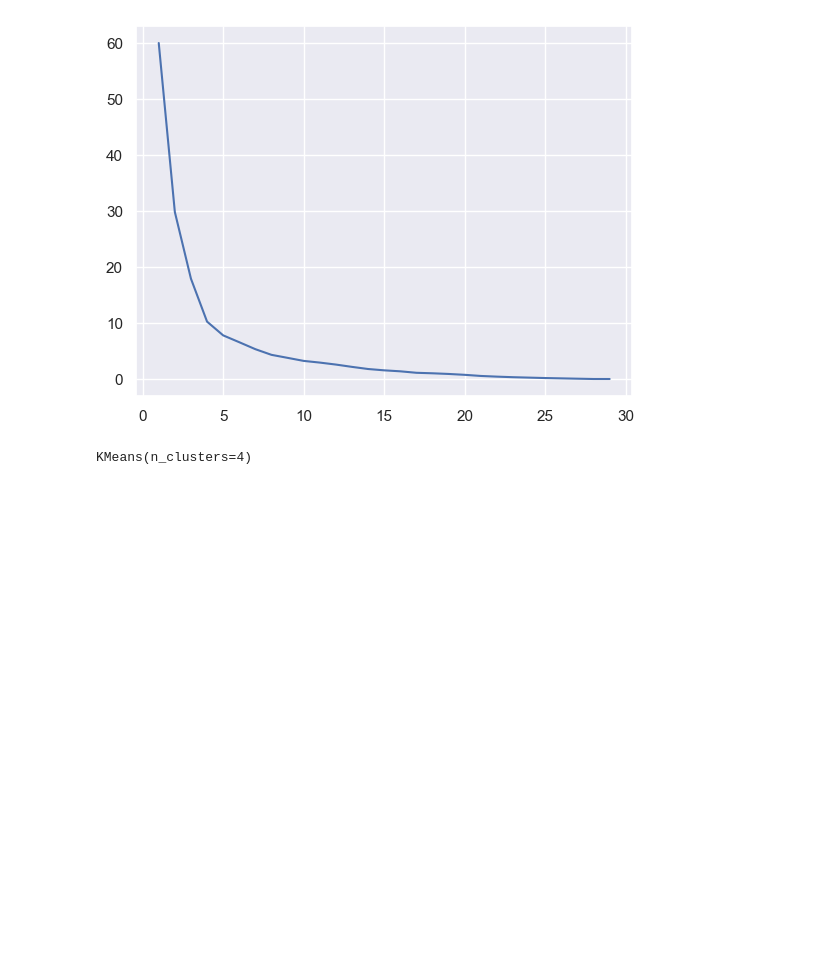
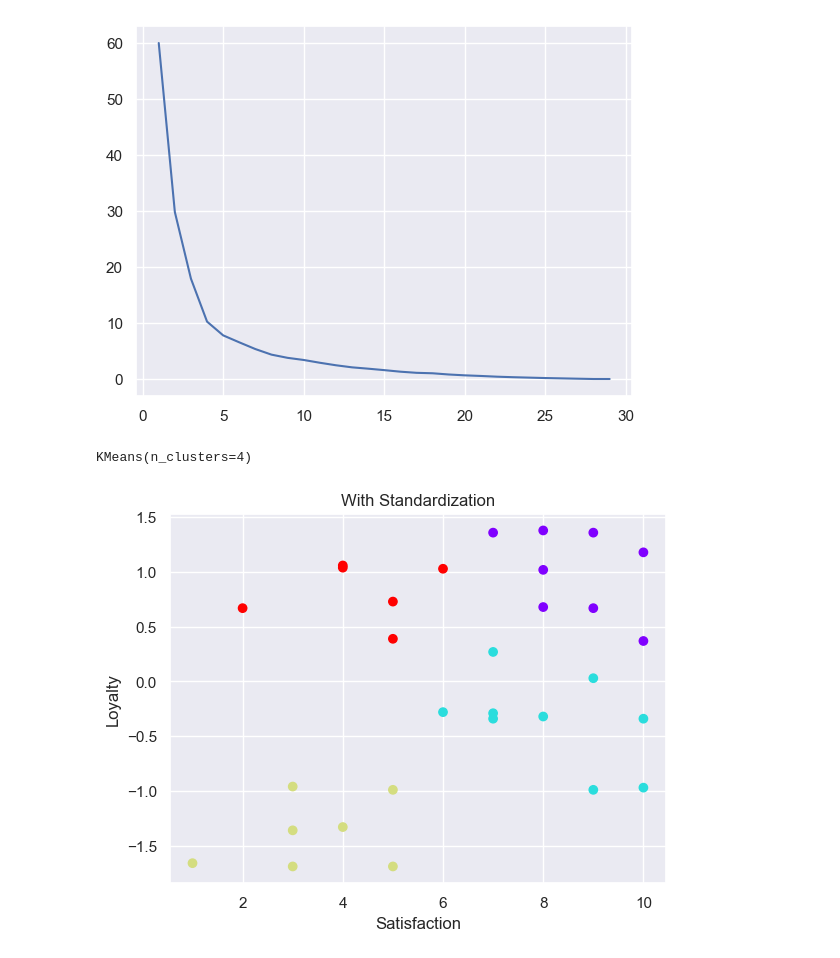
Before and after one commit to aman-mishra-02/Data-Science, a Jupyter notebook: Cluster Analysis/Market-segmentation-example.ipynb, the cells around one changed output. Saved outputs shown, nothing was run; the diff lists cells and outputs as text; code cells hidden in the pictures; blank space fills up the shorter version.

```diff
--- a/Cluster Analysis/Market-segmentation-example.ipynb
+++ b/Cluster Analysis/Market-segmentation-example.ipynb
@@ -80,5 +76,8 @@ data_with_clusters2['Clusters'] = kmeans_new.predict(scaled)
 # %%
 plt.scatter(data_with_clusters2['Satisfaction'], data_with_clusters2['Loyalty'], c=data_with_clusters2['Clusters'], cmap='rainbow')
 plt.xlabel('Satisfaction')
 plt.ylabel('Loyalty')
+plt.title('With Standardization')
 plt.show()
+# %% [output]
+[figure, added]
```
Also changed, not shown: parts of 3 cells of this notebook, 1 other file.
